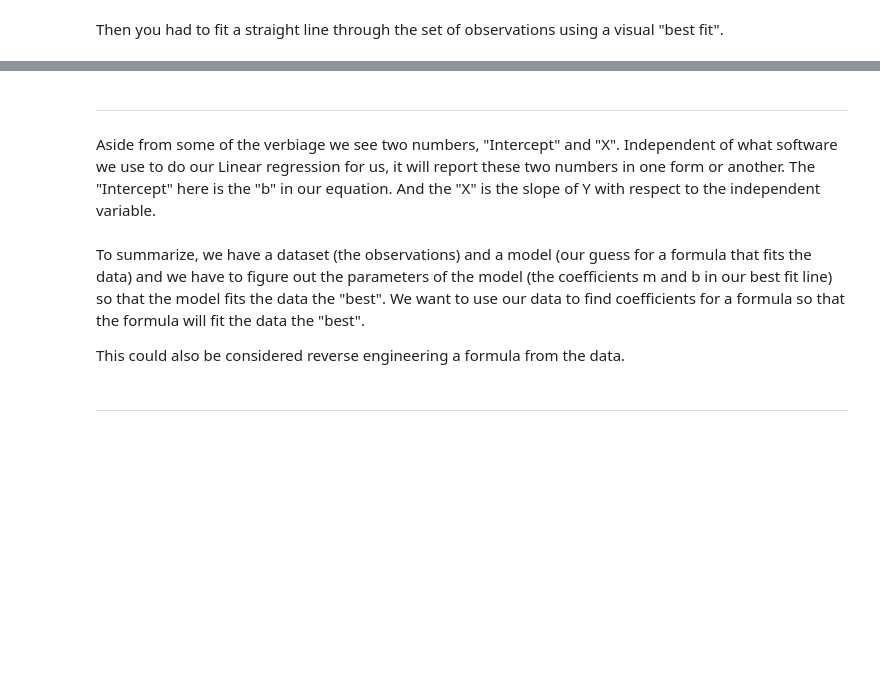
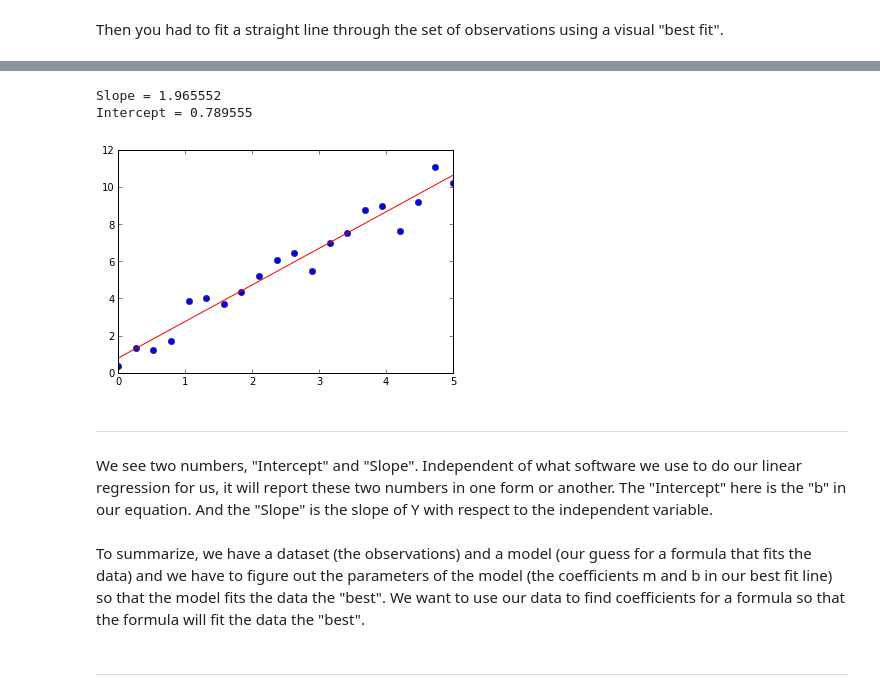
Before and after one commit to nborwankar/opendatasci, a Jupyter notebook: notebooks/A1. Linear Regression - Overview.ipynb, the cells around one changed output, grey strips where cells are left out. Saved outputs shown, nothing was run; the diff lists cells and outputs as text; code cells hidden in the pictures; blank space fills up the shorter version.

```diff
--- a/notebooks/A1. Linear Regression - Overview.ipynb
+++ b/notebooks/A1. Linear Regression - Overview.ipynb
@@ -114,15 +77,20 @@ Coefficients:
+# %%
+import linreg
+linreg.linreg_example()
+# %% [output]
+Slope = 1.965552
+Intercept = 0.789555
+[figure, added]
 # %% [markdown]
 ---
 # %% [markdown]
-Aside from some of the verbiage we see two numbers, "Intercept" and "X".
-Independent of what software we use to do our Linear regression for us, it will report these two numbers in one form or another.
+We see two numbers, "Intercept" and "Slope".
+Independent of what software we use to do our linear regression for us, it will report these two numbers in one form or another.
 The "Intercept" here is the "b" in our equation.
-And the "X" is the slope of Y with respect to the independent variable.
+And the "Slope" is the slope of Y with respect to the independent variable.
 # %% [markdown]
 To summarize, we have a dataset (the observations) and a model (our guess for a formula that fits the data) and we have to figure out the parameters of the model (the coefficients m and b in our best fit line) so that the model fits the data the "best".
 We want to use our data to find coefficients for a formula so that the formula will fit the data the "best".
-
-This could also be considered reverse engineering a formula from the data.
 # %% [markdown]
 ---
 # %% [markdown]
```
Also changed, not shown: parts of 16 cells of this notebook, 35 other files.
